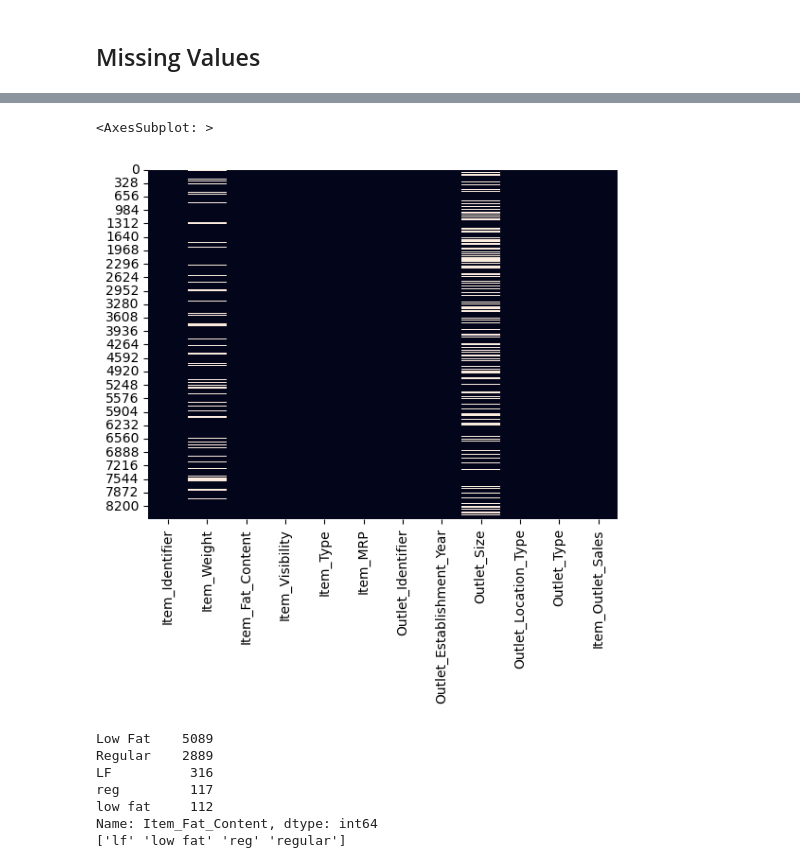
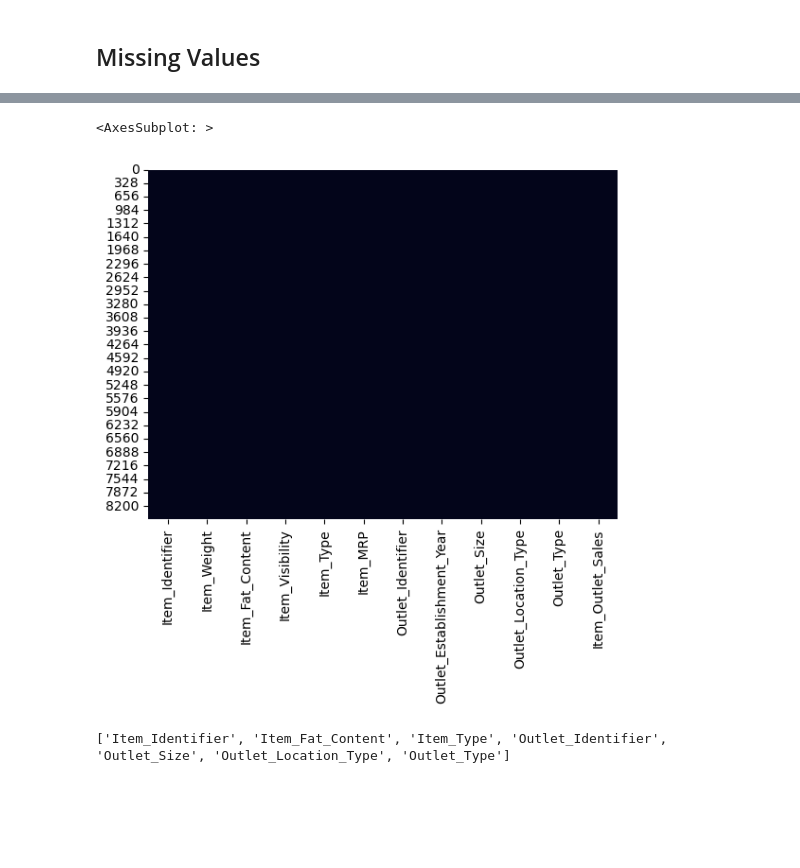
Before and after one commit to Technocolabs100/BigMart-Product-Outlet-Sales-Analysis-and-Prediction, a Jupyter notebook: BigMart_Project_Data_Preprocessing.ipynb, the cells around one changed output, grey strips where cells are left out. Cells and saved outputs as stored; diff of their text form; code cells hidden in the pictures; blank space fills up the shorter version.

Commit message:
Fixed the code using a new approach
- Changed the variables naming sense
- Filled Null Values found in the data
- Encoded the categorical features
- Wrote 2 Helping Functions

```diff
--- a/BigMart_Project_Data_Preprocessing.ipynb
+++ b/BigMart_Project_Data_Preprocessing.ipynb
@@ -13,4 +10,16 @@ import seaborn as sns
 # %%
 train_data_path = "/home/youssouf/Desktop/GitHub_Repos/BigMart-Product-Outlet-Sales-Analysis-and-Prediction/Data/Train.csv"
+test_data_path = "/home/youssouf/Desktop/GitHub_Repos/BigMart-Product-Outlet-Sales-Analysis-and-Prediction/Data/Test.csv"
 
-X_train = pd.read_csv(train_data_path)
+bigmart_data = pd.read_csv(train_data_path)
+
+
+# Training data inspection
+print("Shape of the training data: ", bigmart_data.shape)
+print("- " * 70)
+
+print(bigmart_data.info())
+print("- " * 70)
+
+bigmart_data.head()
+# X_train.describe(include = "all")
@@ -64,6 +65,0 @@ dtype: int64
-# %%
-# Using sns heatmap
-sns.heatmap(X_train.isnull(), cbar = False)
-# %% [output]
-<AxesSubplot: >
-[figure, removed]
@@ -84,16 +66,14 @@ def print_unique(col):
-# %%
-X_train_processing = X_train
-
-print_unique(X_train_processing.Item_Fat_Content)
-
-# TODO Handle missing values (drop columns OR drop rows OR Filling missing values)
-# TODO Encode Categorical Values (Label Encoding) ##### VIP #####
-# TODO Check Kaggle ML (Intro & Intermediate) (Imputers and Pipelines)
-# %% [output]
-Low Fat    5089
-Regular    2889
-LF          316
-reg         117
-low fat     112
-Name: Item_Fat_Content, dtype: int64
-['lf' 'low fat' 'reg' 'regular']
+# %%
+# Filling the missing Values
+bigmart_data['Item_Weight'].fillna(bigmart_data['Item_Weight'].mode()[0],inplace=True)
+bigmart_data['Outlet_Size'].fillna(bigmart_data['Outlet_Size'].mode()[0],inplace=True)
+
+# Using sns heatmap
+sns.heatmap(bigmart_data.isnull(), cbar = False)
+# %% [output]
+<AxesSubplot: >
+[figure, added]
+# %%
+print(identify_categories(bigmart_data))
+# %% [output]
+['Item_Identifier', 'Item_Fat_Content', 'Item_Type', 'Outlet_Identifier', 'Outlet_Size', 'Outlet_Location_Type', 'Outlet_Type']
```
Also changed, not shown: parts of 15 cells of this notebook.
